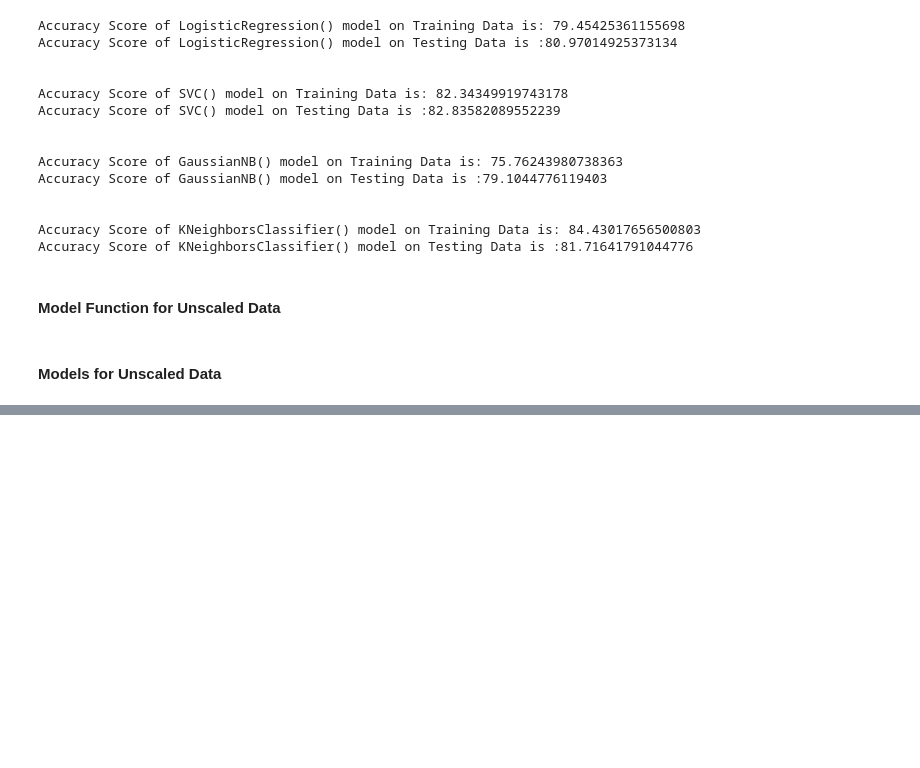
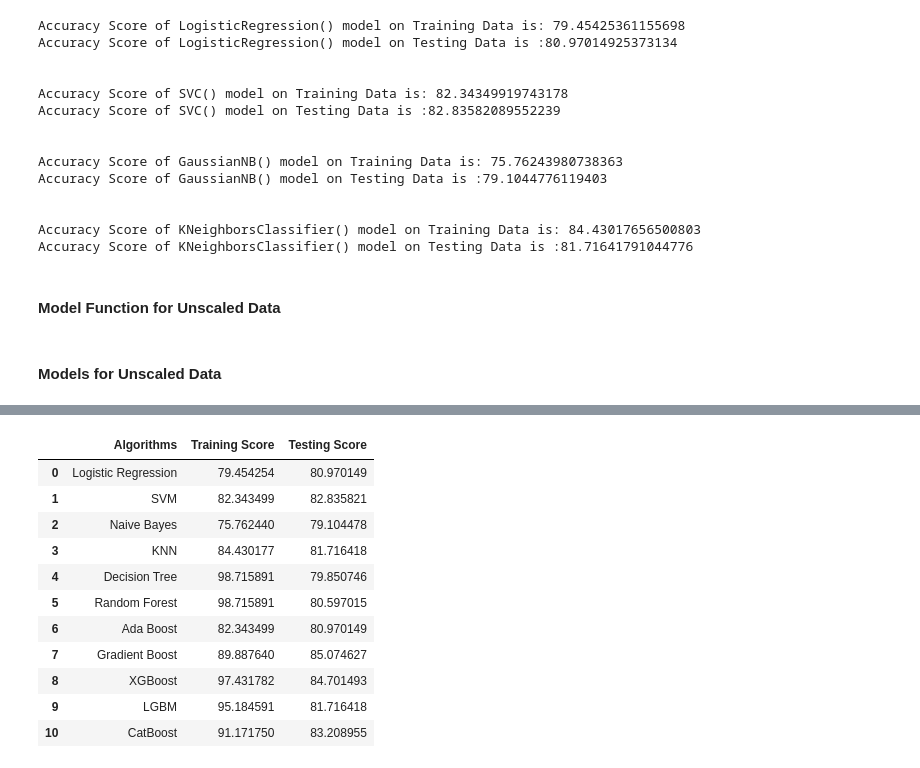
Before and after one commit to adeke910/TITANIC, a Jupyter notebook: titanic.ipynb, the cells around one changed output, grey strips where cells are left out. Cells and saved outputs as stored; diff of their text form; code cells hidden in the pictures; blank space fills up the shorter version.

```diff
--- a/titanic.ipynb
+++ b/titanic.ipynb
@@ -719,0 +744,24 @@ def my_model(model):
+# %%
+#Creating a df from the results of the Models
+
+models = ["Logistic Regression", "SVM", "Naive Bayes", "KNN", "Decision Tree", "Random Forest", "Ada Boost",
+          "Gradient Boost",  "XGBoost", "LGBM", "CatBoost"]
+
+performance_df = pd.DataFrame({"Algorithms":models,
+                   "Training Score":training_score,
+                   "Testing Score":testing_score})
+
+performance_df
+# %% [output]
+|  | Algorithms | Training Score | Testing Score |
+| 0 | Logistic Regression | 79.454254 | 80.970149 |
+| 1 | SVM | 82.343499 | 82.835821 |
+| 2 | Naive Bayes | 75.762440 | 79.104478 |
+| 3 | KNN | 84.430177 | 81.716418 |
+| 4 | Decision Tree | 98.715891 | 79.850746 |
+| 5 | Random Forest | 98.715891 | 80.597015 |
+| 6 | Ada Boost | 82.343499 | 80.970149 |
+| 7 | Gradient Boost | 89.887640 | 85.074627 |
+| 8 | XGBoost | 97.431782 | 84.701493 |
+| 9 | LGBM | 95.184591 | 81.716418 |
+| 10 | CatBoost | 91.171750 | 83.208955 |
```
Also changed, not shown: parts of 7 cells of this notebook, 4 other files.
